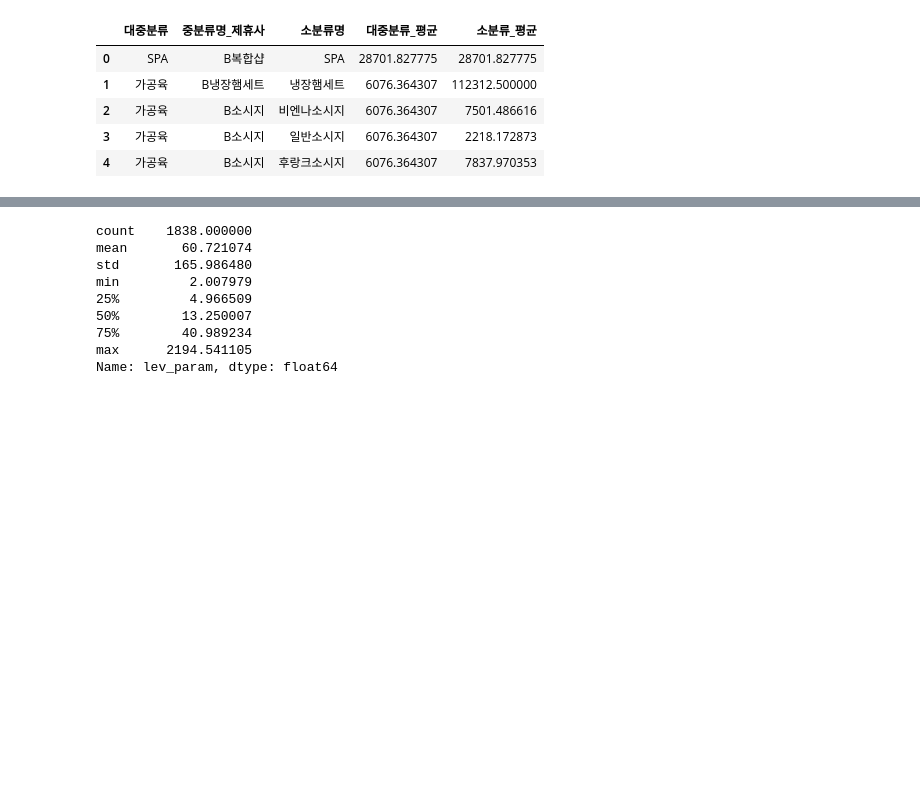
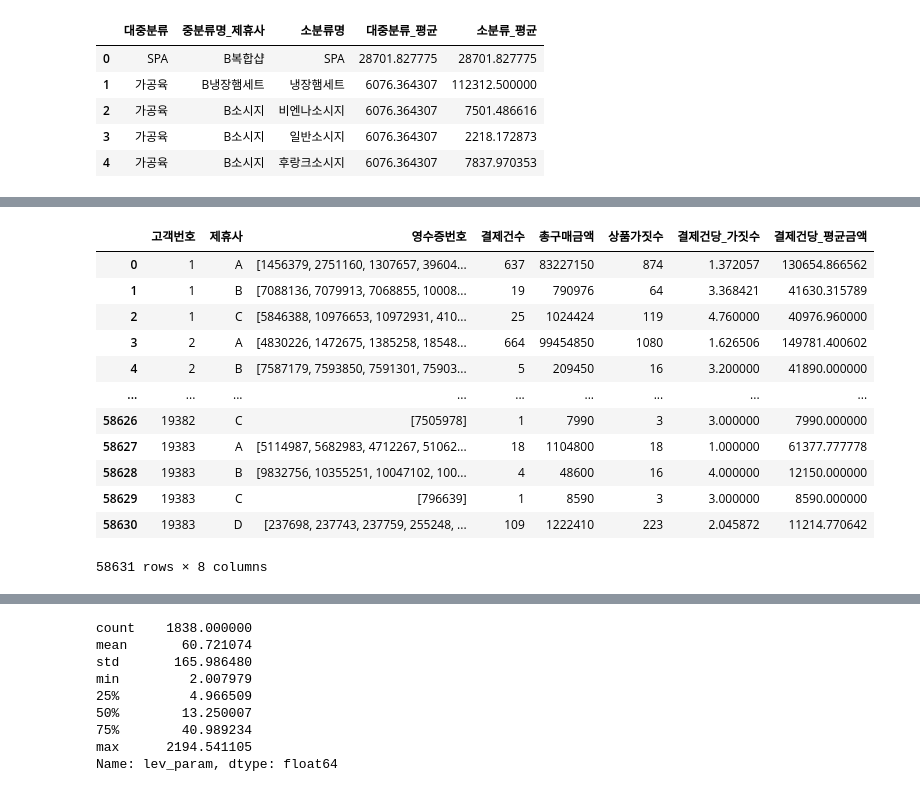
Before and after one commit to PKLH/cakd_LP, a Jupyter notebook: WorkSpace/Kim/EDA_minsup.ipynb, the cells around one changed output, grey strips where cells are left out. Saved outputs shown, nothing was run; the diff lists cells and outputs as text; code cells hidden in the pictures; blank space fills up the shorter version.

```diff
--- a/WorkSpace/Kim/EDA_minsup.ipynb
+++ b/WorkSpace/Kim/EDA_minsup.ipynb
@@ -2164,0 +2253,3 @@ Name: lev_param, dtype: float64
+# %%
+bills_by_cusno['결제건수'] = bills_by_cusno['영수증번호'].map(lambda x:len(x))
+bills_by_cusno
@@ -2164,0 +2270,3 @@ Name: lev_param, dtype: float64
+# %%
+bills_by_cusno['총구매금액']=purprd_prodcl_map[['고객번호','제휴사','구매금액']].groupby(['고객번호','제휴사']).sum().reset_index()['구매금액']
+bills_by_cusno
@@ -2164,0 +2307,5 @@ Name: lev_param, dtype: float64
+# %%
+bills_by_cusno['상품가짓수']=purprd_prodcl_map[['고객번호','영수증번호','제휴사']].groupby(['고객번호','제휴사']).count().reset_index().rename(columns={'영수증번호':'상품가짓수'}).상품가짓수
+# %%
+bills_by_cusno['결제건당_가짓수']=bills_by_cusno['상품가짓수']/bills_by_cusno['결제건수']
+bills_by_cusno
@@ -2164,0 +2326,17 @@ Name: lev_param, dtype: float64
+# %%
+bills_by_cusno['결제건당_평균금액']=bills_by_cusno['총구매금액']/bills_by_cusno['결제건수']
+bills_by_cusno
+# %% [output]
+|  | 고객번호 | 제휴사 | 영수증번호 | 결제건수 | 총구매금액 | 상품가짓수 | 결제건당_가짓수 | 결제건당_평균금액 |
+| 0 | 1 | A | [1456379, 2751160, 1307657, 39604... | 637 | 83227150 | 874 | 1.372057 | 130654.866562 |
+| 1 | 1 | B | [7088136, 7079913, 7068855, 10008... | 19 | 790976 | 64 | 3.368421 | 41630.315789 |
+| 2 | 1 | C | [5846388, 10976653, 10972931, 410... | 25 | 1024424 | 119 | 4.760000 | 40976.960000 |
+| 3 | 2 | A | [4830226, 1472675, 1385258, 18548... | 664 | 99454850 | 1080 | 1.626506 | 149781.400602 |
+| 4 | 2 | B | [7587179, 7593850, 7591301, 75903... | 5 | 209450 | 16 | 3.200000 | 41890.000000 |
+| ... | ... | ... | ... | ... | ... | ... | ... | ... |
+| 58626 | 19382 | C | [7505978] | 1 | 7990 | 3 | 3.000000 | 7990.000000 |
+| 58627 | 19383 | A | [5114987, 5682983, 4712267, 51062... | 18 | 1104800 | 18 | 1.000000 | 61377.777778 |
+| 58628 | 19383 | B | [9832756, 10355251, 10047102, 100... | 4 | 48600 | 16 | 4.000000 | 12150.000000 |
+| 58629 | 19383 | C | [796639] | 1 | 8590 | 3 | 3.000000 | 8590.000000 |
+| 58630 | 19383 | D | [237698, 237743, 237759, 255248, ... | 109 | 1222410 | 223 | 2.045872 | 11214.770642 |
+58631 rows × 8 columns
```
Also changed, not shown: parts of 26 cells of this notebook.
